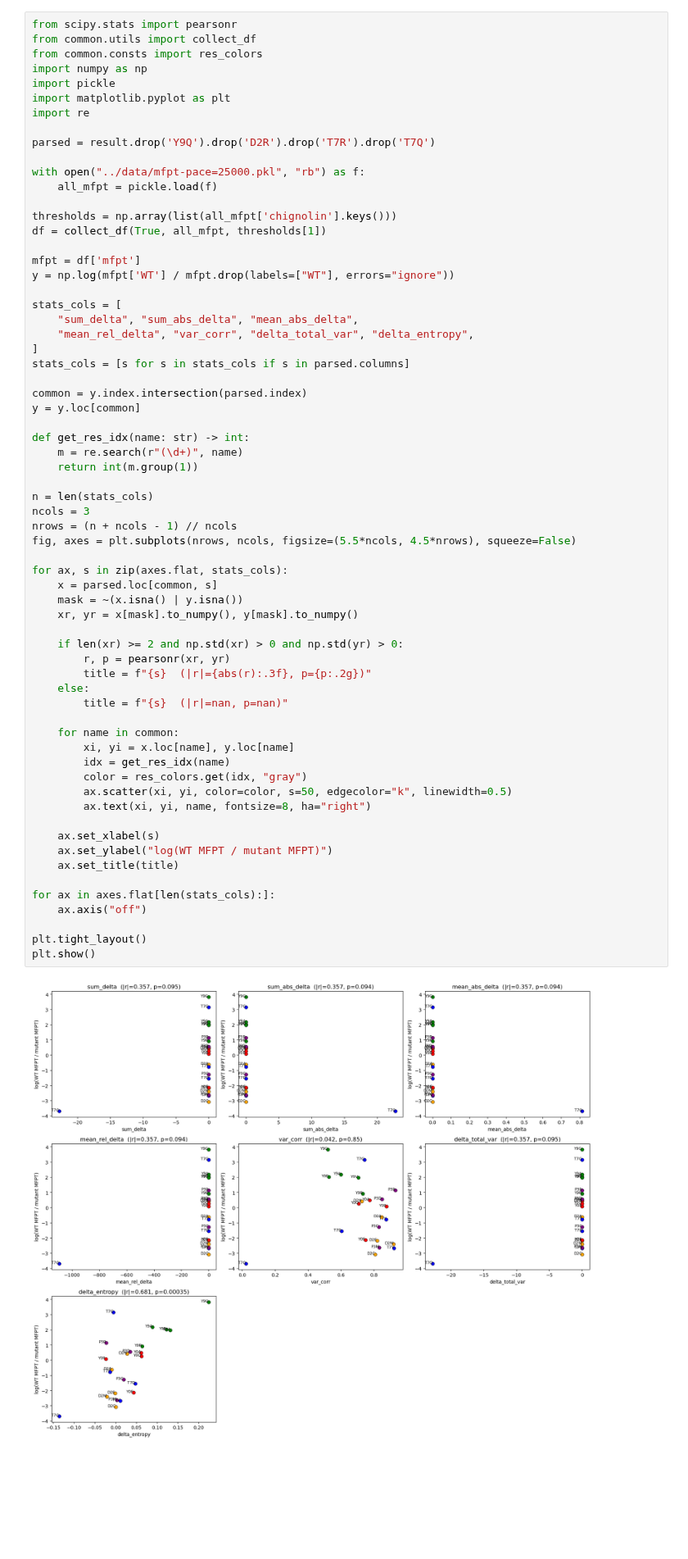
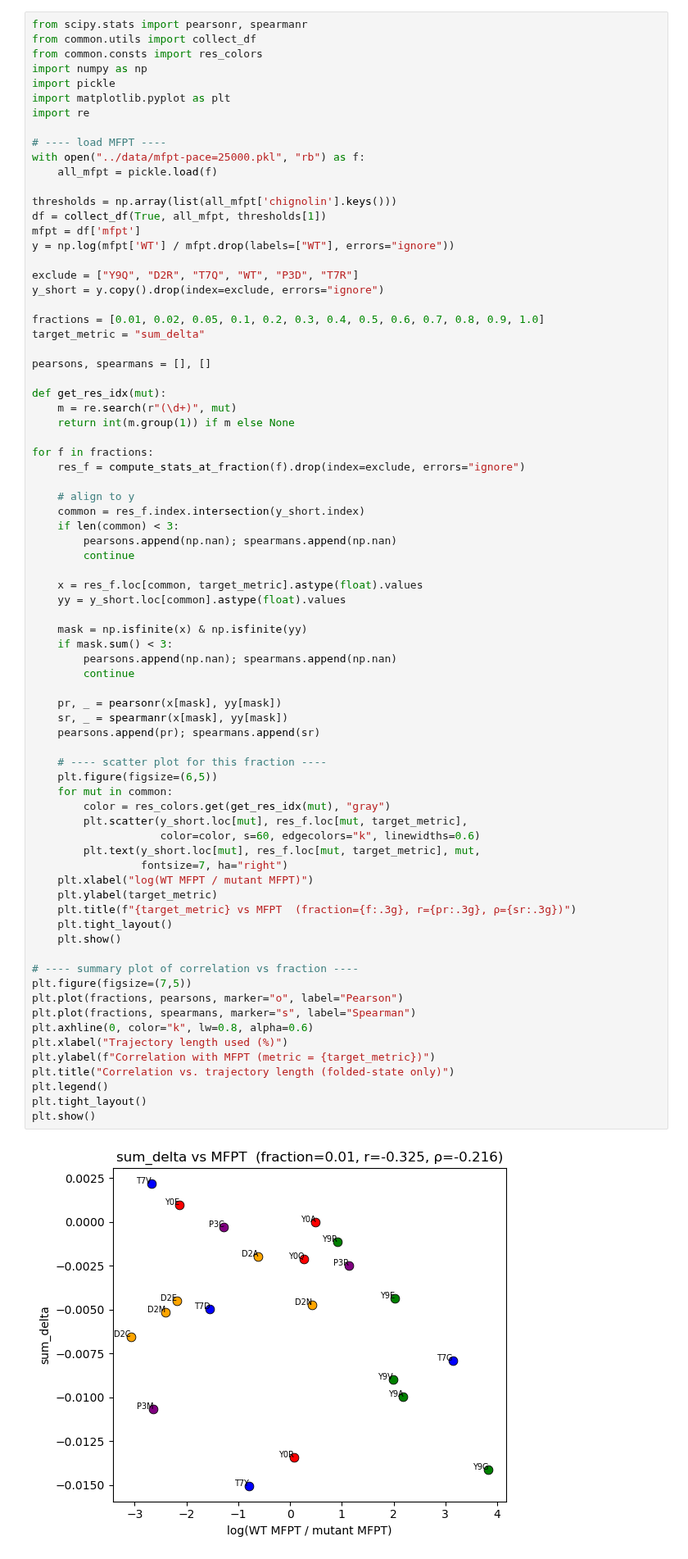
Before and after one commit to MendelsResearchGroup/guiding-peptide-kinetics, a Jupyter notebook: src/metrics.ipynb, the cells around one changed output. Shown at 82% size. Drawn from its saved outputs; the diff is of its cells as text; blank space fills up the shorter version.

```diff
--- a/src/metrics.ipynb
+++ b/src/metrics.ipynb
@@ -81,67 +110,78 @@ T7Q       -22.797956      -0.135859
 # %%
-from scipy.stats import pearsonr
+from scipy.stats import pearsonr, spearmanr
 from common.utils import collect_df
 from common.consts import res_colors
 import numpy as np
 import pickle
 import matplotlib.pyplot as plt
 import re
 
-parsed = result.drop('Y9Q').drop('D2R').drop('T7R').drop('T7Q')
-
+# ---- load MFPT ----
 with open("../data/mfpt-pace=25000.pkl", "rb") as f:
     all_mfpt = pickle.load(f)
 
 thresholds = np.array(list(all_mfpt['chignolin'].keys()))
 df = collect_df(True, all_mfpt, thresholds[1])
-
 mfpt = df['mfpt']
 y = np.log(mfpt['WT'] / mfpt.drop(labels=["WT"], errors="ignore"))
 
-stats_cols = [
-    "sum_delta", "sum_abs_delta", "mean_abs_delta",
-    "mean_rel_delta", "var_corr", "delta_total_var", "delta_entropy",
-]
-stats_cols = [s for s in stats_cols if s in parsed.columns]
+exclude = ["Y9Q", "D2R", "T7Q", "WT", "P3D", "T7R"]
+y_short = y.copy().drop(index=exclude, errors="ignore")
 
-common = y.index.intersection(parsed.index)
-y = y.loc[common]
+fractions = [0.01, 0.02, 0.05, 0.1, 0.2, 0.3, 0.4, 0.5, 0.6, 0.7, 0.8, 0.9, 1.0]
+target_metric = "sum_delta"
 
-def get_res_idx(name: str) -> int:
-    m = re.search(r"(\d+)", name)
-    return int(m.group(1))
+pearsons, spearmans = [], []
 
-n = len(stats_cols)
-ncols = 3
-nrows = (n + ncols - 1) // ncols
-fig, axes = plt.subplots(nrows, ncols, figsize=(5.5*ncols, 4.5*nrows), squeeze=False)
+def get_res_idx(mut):
+    m = re.search(r"(\d+)", mut)
+    return int(m.group(1)) if m else None
 
-for ax, s in zip(axes.flat, stats_cols):
-    x = parsed.loc[common, s]
-    mask = ~(x.isna() | y.isna())
-    xr, yr = x[mask].to_numpy(), y[mask].to_numpy()
+for f in fractions:
+    res_f = compute_stats_at_fraction(f).drop(index=exclude, errors="ignore")
 
-    if len(xr) >= 2 and np.std(xr) > 0 and np.std(yr) > 0:
-        r, p = pearsonr(xr, yr)
-        title = f"{s}  (|r|={abs(r):.3f}, p={p:.2g})"
-    else:
-        title = f"{s}  (|r|=nan, p=nan)"
+    # align to y
+    common = res_f.index.intersection(y_short.index)
+    if len(common) < 3:
+        pearsons.append(np.nan); spearmans.append(np.nan)
+        continue
 
-    for name in common:
-        xi, yi = x.loc[name], y.loc[name]
-        idx = get_res_idx(name)
-        color = res_colors.get(idx, "gray")
-        ax.scatter(xi, yi, color=color, s=50, edgecolor="k", linewidth=0.5)
-        ax.text(xi, yi, name, fontsize=8, ha="right")
+    x = res_f.loc[common, target_metric].astype(float).values
+    yy = y_short.loc[common].astype(float).values
 
-    ax.set_xlabel(s)
-    ax.set_ylabel("log(WT MFPT / mutant MFPT)")
-    ax.set_title(title)
+    mask = np.isfinite(x) & np.isfinite(yy)
+    if mask.sum() < 3:
+        pearsons.append(np.nan); spearmans.append(np.nan)
+        continue
 
-for ax in axes.flat[len(stats_cols):]:
-    ax.axis("off")
+    pr, _ = pearsonr(x[mask], yy[mask])
+    sr, _ = spearmanr(x[mask], yy[mask])
+    pearsons.append(pr); spearmans.append(sr)
 
+    # ---- scatter plot for this fraction ----
+    plt.figure(figsize=(6,5))
+    for mut in common:
+        color = res_colors.get(get_res_idx(mut), "gray")
+        plt.scatter(y_short.loc[mut], res_f.loc[mut, target_metric],
+                    color=color, s=60, edgecolors="k", linewidths=0.6)
+        plt.text(y_short.loc[mut], res_f.loc[mut, target_metric], mut,
+                 fontsize=7, ha="right")
+    plt.xlabel("log(WT MFPT / mutant MFPT)")
+    plt.ylabel(target_metric)
+    plt.title(f"{target_metric} vs MFPT  (fraction={f:.3g}, r={pr:.3g}, ρ={sr:.3g})")
+    plt.tight_layout()
+    plt.show()
+
+# ---- summary plot of correlation vs fraction ----
+plt.figure(figsize=(7,5))
+plt.plot(fractions, pearsons, marker="o", label="Pearson")
+plt.plot(fractions, spearmans, marker="s", label="Spearman")
+plt.axhline(0, color="k", lw=0.8, alpha=0.6)
+plt.xlabel("Trajectory length used (%)")
+plt.ylabel(f"Correlation with MFPT (metric = {target_metric})")
+plt.title("Correlation vs. trajectory length (folded-state only)")
+plt.legend()
 plt.tight_layout()
 plt.show()
 # %% [output]
-[figure, old version]
+[figure, new version]
```
Also changed, not shown: parts of 2 cells of this notebook, 37 other files.
